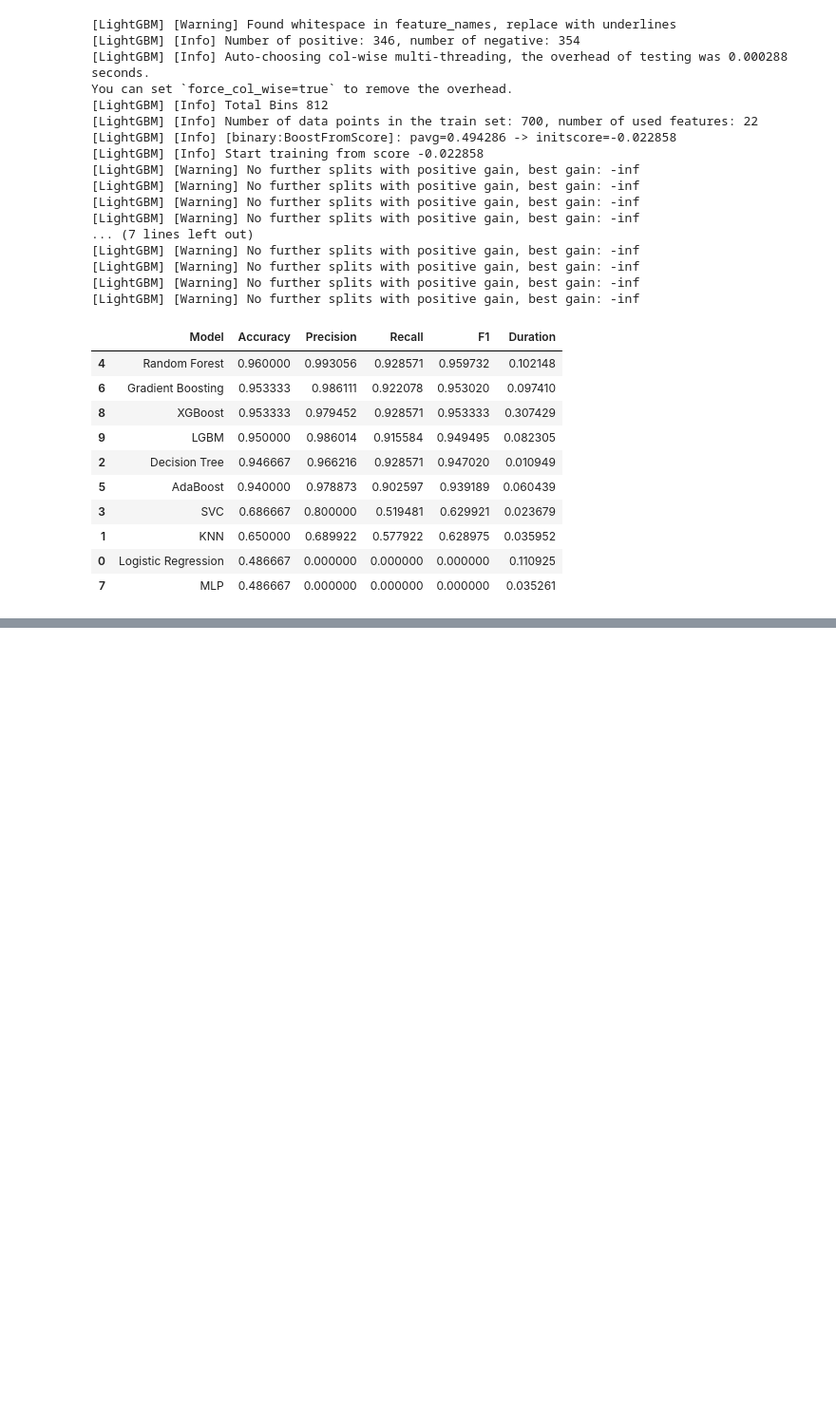
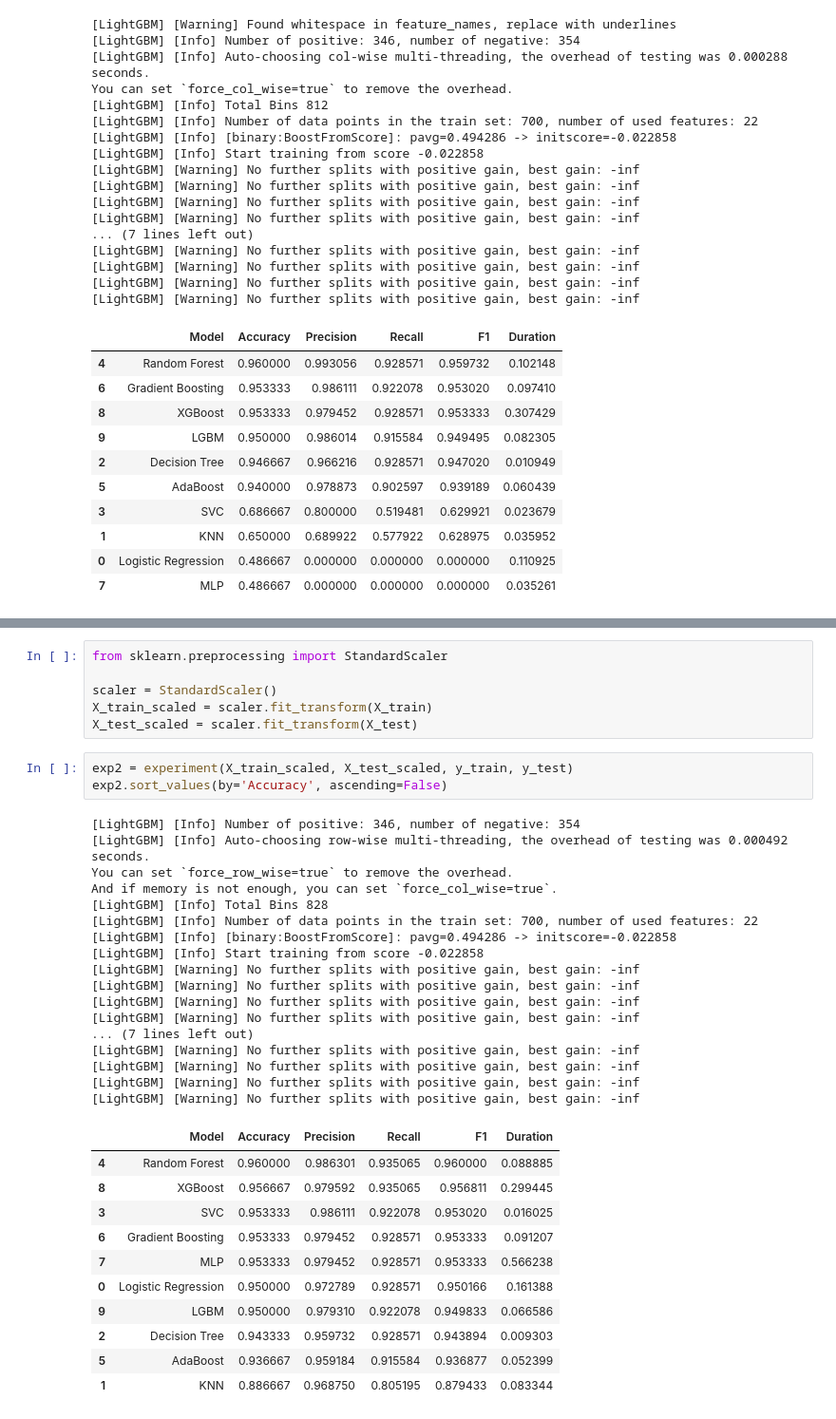
Before and after one commit to imalfunadam/Predict-Customer-Clicked-Ads-Classification-By-Using-Machine-Learning, a Jupyter notebook: Predict-Customer-Clicked-Ads-Classification.ipynb, the cells around one changed output, grey strips where cells are left out. Shown at 95% size. Saved outputs shown, nothing was run; the diff lists cells and outputs as text; blank space fills up the shorter version.

```diff
--- a/Predict-Customer-Clicked-Ads-Classification.ipynb
+++ b/Predict-Customer-Clicked-Ads-Classification.ipynb
@@ -792,0 +801,38 @@ You can set `force_col_wise=true` to remove the overhead.
+# %%
+from sklearn.preprocessing import StandardScaler
+
+scaler = StandardScaler()
+X_train_scaled = scaler.fit_transform(X_train)
+X_test_scaled = scaler.fit_transform(X_test)
+# %%
+exp2 = experiment(X_train_scaled, X_test_scaled, y_train, y_test)
+exp2.sort_values(by='Accuracy', ascending=False)
+# %% [output]
+[LightGBM] [Info] Number of positive: 346, number of negative: 354
+[LightGBM] [Info] Auto-choosing row-wise multi-threading, the overhead of testing was 0.000492 seconds.
+You can set `force_row_wise=true` to remove the overhead.
+And if memory is not enough, you can set `force_col_wise=true`.
+[LightGBM] [Info] Total Bins 828
+[LightGBM] [Info] Number of data points in the train set: 700, number of used features: 22
+[LightGBM] [Info] [binary:BoostFromScore]: pavg=0.494286 -> initscore=-0.022858
+[LightGBM] [Info] Start training from score -0.022858
+[LightGBM] [Warning] No further splits with positive gain, best gain: -inf
+[LightGBM] [Warning] No further splits with positive gain, best gain: -inf
+[LightGBM] [Warning] No further splits with positive gain, best gain: -inf
+[LightGBM] [Warning] No further splits with positive gain, best gain: -inf
+... (7 lines left out)
+[LightGBM] [Warning] No further splits with positive gain, best gain: -inf
+[LightGBM] [Warning] No further splits with positive gain, best gain: -inf
+[LightGBM] [Warning] No further splits with positive gain, best gain: -inf
+[LightGBM] [Warning] No further splits with positive gain, best gain: -inf
+|  | Model | Accuracy | Precision | Recall | F1 | Duration |
+| 4 | Random Forest | 0.960000 | 0.986301 | 0.935065 | 0.960000 | 0.088885 |
+| 8 | XGBoost | 0.956667 | 0.979592 | 0.935065 | 0.956811 | 0.299445 |
+| 3 | SVC | 0.953333 | 0.986111 | 0.922078 | 0.953020 | 0.016025 |
+| 6 | Gradient Boosting | 0.953333 | 0.979452 | 0.928571 | 0.953333 | 0.091207 |
+| 7 | MLP | 0.953333 | 0.979452 | 0.928571 | 0.953333 | 0.566238 |
+| 0 | Logistic Regression | 0.950000 | 0.972789 | 0.928571 | 0.950166 | 0.161388 |
+| 9 | LGBM | 0.950000 | 0.979310 | 0.922078 | 0.949833 | 0.066586 |
+| 2 | Decision Tree | 0.943333 | 0.959732 | 0.928571 | 0.943894 | 0.009303 |
+| 5 | AdaBoost | 0.936667 | 0.959184 | 0.915584 | 0.936877 | 0.052399 |
+| 1 | KNN | 0.886667 | 0.968750 | 0.805195 | 0.879433 | 0.083344 |
```
Also changed, not shown: parts of 8 cells of this notebook, 1 other file.
